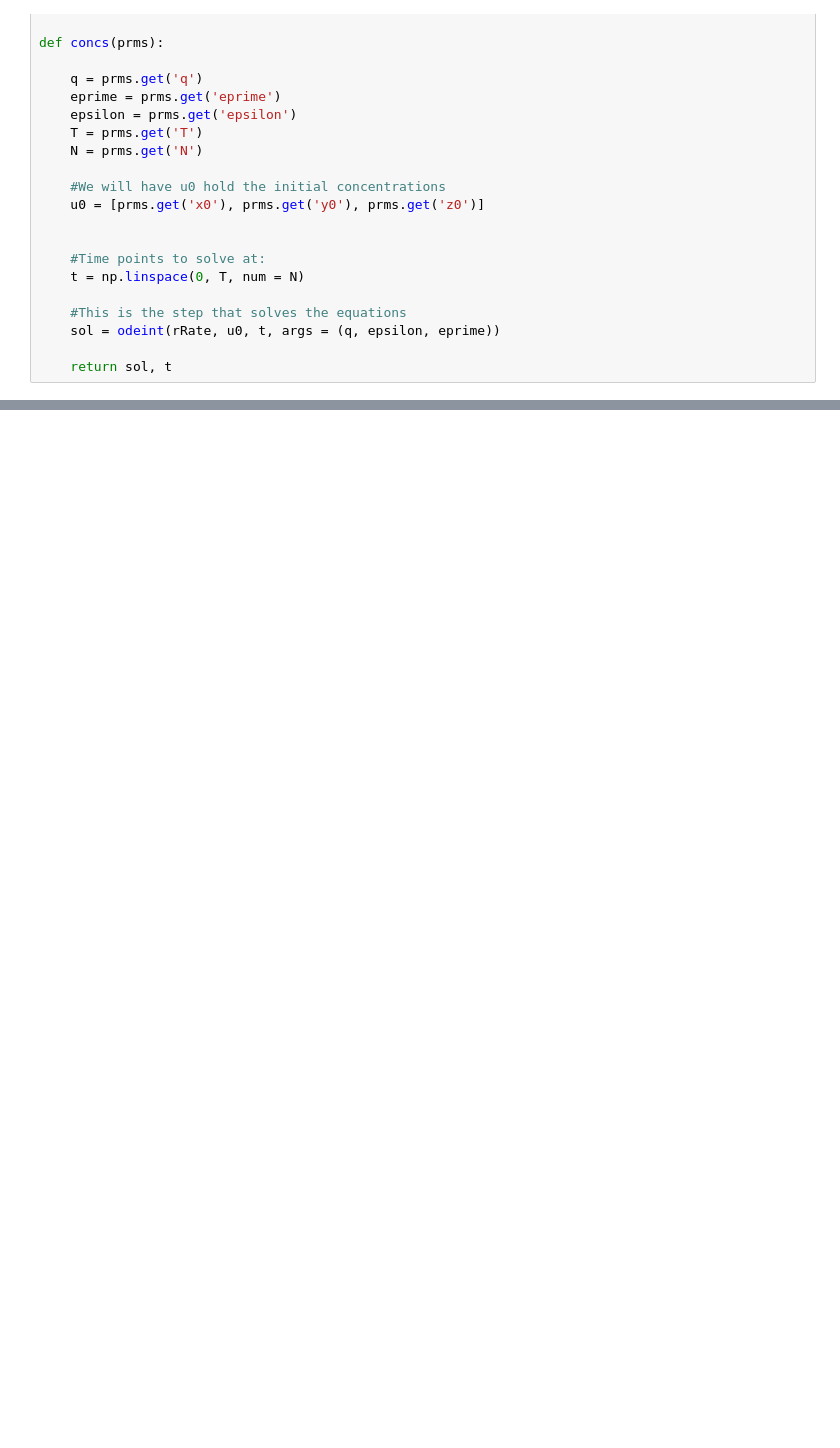
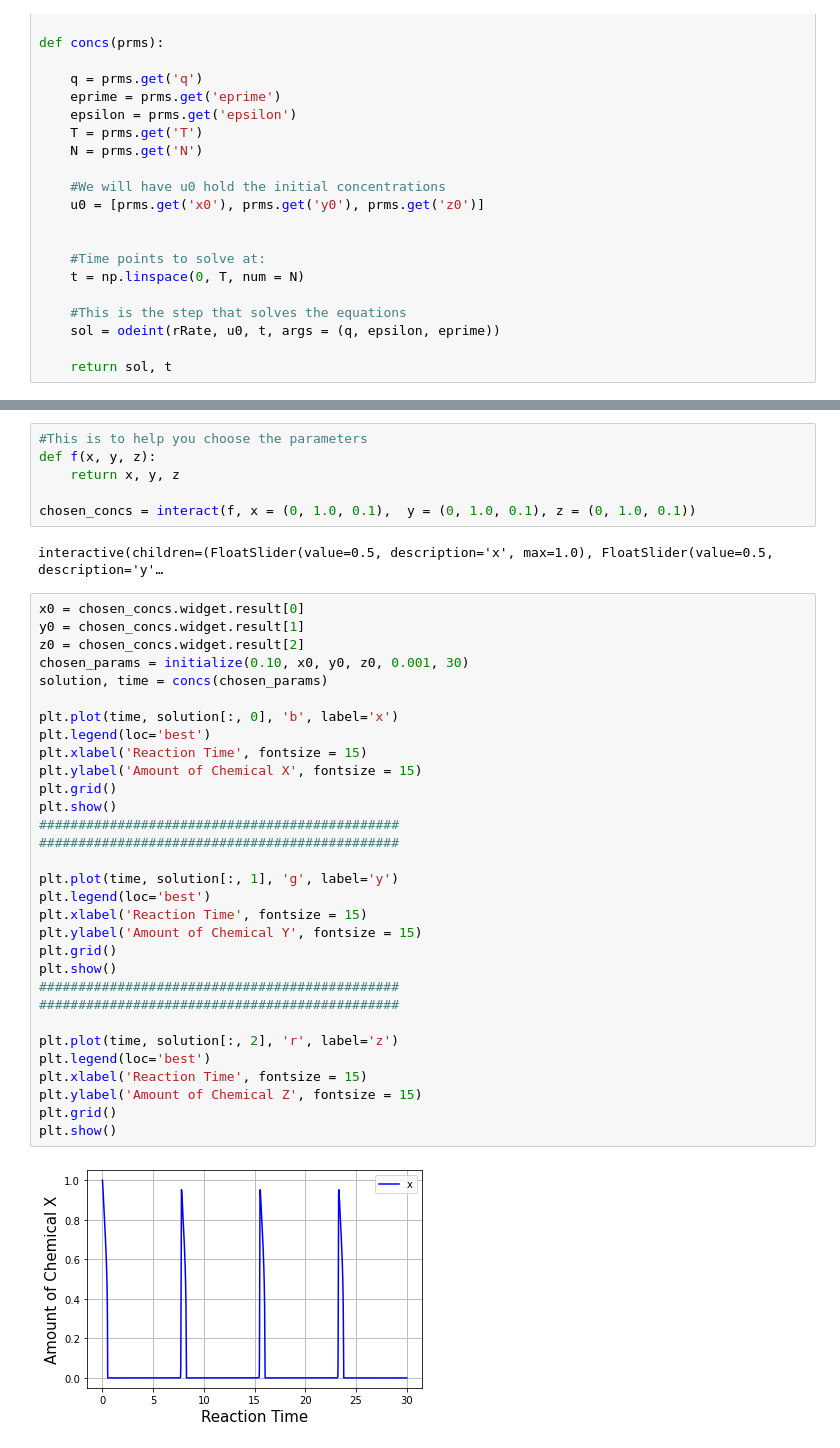
Before and after one commit to lperezmo/scientific-computing-middle-school-version, a Jupyter notebook: Chemistry_module/Chemical_Clocks.ipynb, the cells around one changed output, grey strips where cells are left out. Saved outputs shown, nothing was run; the diff lists cells and outputs as text; blank space fills up the shorter version.

```diff
--- a/Chemistry_module/Chemical_Clocks.ipynb
+++ b/Chemistry_module/Chemical_Clocks.ipynb
@@ -225,3 +220,44 @@ def concs(prms):
 ### Now, let's take those numbers we chose and have the computer tell us what will happen.
 
 # <font color='red'>**MAKE SURE YOU ONLY RUN THIS NEXT BLOCK OF CODE ONCE. IT WILL RESET IF YOU CLICK THE BUTTON TO RUN IT AGAIN**</font>
+# %%
+#This is to help you choose the parameters
+def f(x, y, z):
+    return x, y, z
+
+chosen_concs = interact(f, x = (0, 1.0, 0.1),  y = (0, 1.0, 0.1), z = (0, 1.0, 0.1))
+# %% [output]
+interactive(children=(FloatSlider(value=0.5, description='x', max=1.0), FloatSlider(value=0.5, description='y'…
+# %%
+x0 = chosen_concs.widget.result[0]
+y0 = chosen_concs.widget.result[1]
+z0 = chosen_concs.widget.result[2]
+chosen_params = initialize(0.10, x0, y0, z0, 0.001, 30)
+solution, time = concs(chosen_params)
+
+plt.plot(time, solution[:, 0], 'b', label='x')
+plt.legend(loc='best')
+plt.xlabel('Reaction Time', fontsize = 15)
+plt.ylabel('Amount of Chemical X', fontsize = 15)
+plt.grid()
+plt.show()
+##############################################
+##############################################
+
+plt.plot(time, solution[:, 1], 'g', label='y')
+plt.legend(loc='best')
+plt.xlabel('Reaction Time', fontsize = 15)
+plt.ylabel('Amount of Chemical Y', fontsize = 15)
+plt.grid()
+plt.show()
+##############################################
+##############################################
+
+plt.plot(time, solution[:, 2], 'r', label='z')
+plt.legend(loc='best')
+plt.xlabel('Reaction Time', fontsize = 15)
+plt.ylabel('Amount of Chemical Z', fontsize = 15)
+plt.grid()
+plt.show()
+# %% [output]
+[figure, added]
```
Also changed, not shown: parts of 26 cells of this notebook.
